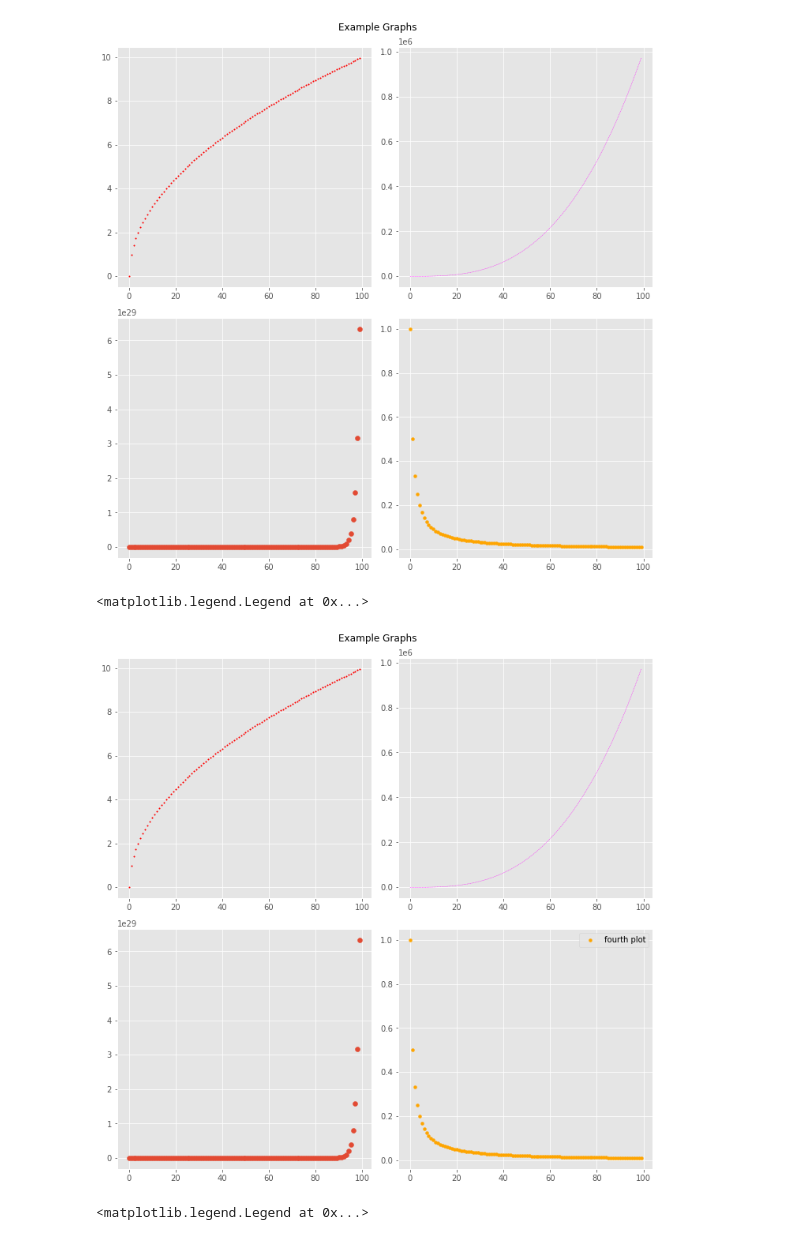
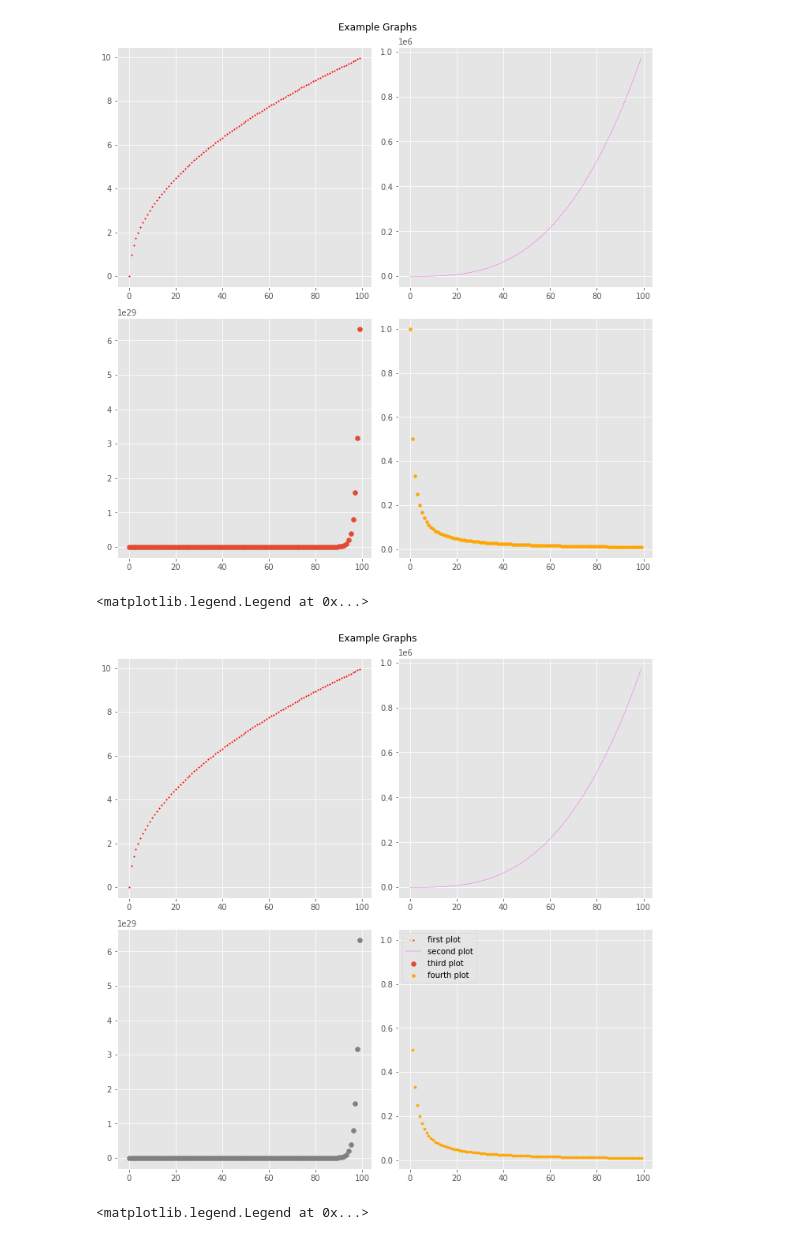
Before and after one commit to mijailmariano/numpy-pandas-visualization-exercises, a Jupyter notebook: matplotlib_exercises.ipynb, the cells around one changed output. Saved outputs shown, nothing was run; the diff lists cells and outputs as text; code cells hidden in the pictures.

```diff
--- a/matplotlib_exercises.ipynb
+++ b/matplotlib_exercises.ipynb
@@ -90,35 +90,34 @@ plt.tight_layout()
 # %%
 # 4.
 # Combine the figures you created in the last step into one figure where each of the 4 equations has a different color for the points.
 # Be sure to include a legend and an appropriate title for the figure.
 
 plt.figure(figsize= (10,10))
 plt.suptitle('Example Graphs')
-
 x = range(0, 100)
 
 
 plt.subplot(221)
 y = np.sqrt(x)
 plt.scatter(x, y, color = 'red', s = 2, label = 'first plot')
 
 plt.subplot(222)
 y = [num**3 for num in x]
 plt.plot(x, y, ls = '--', lw = float(0.4), color = 'magenta', label = 'second plot')
 
 plt.subplot(223)
 y = [2**num for num in x]
-plt.scatter(x, y, label = 'third plot')
+plt.scatter(x, y, color='grey', label = 'third plot')
 
 plt.subplot(224)
 y = [(1/(num+1)) for num in x]
-plt.scatter(x, y, color = 'orange', s = 15, label = 'fourth plot')
+plt.scatter(x, y, color = 'orange', s = 10, label = 'fourth plot')
 plt.tight_layout()
 
-plt.legend()
+plt.legend(lines, labels, loc='upper left')
 # %% [output]
 <matplotlib.legend.Legend at 0x...>
-[figure, old version]
+[figure, new version]
 # %%
 fig = plt.figure(figsize= (10,10)) # creating one 'aggregated figure'
 axes = fig.subplots(nrows=2, ncols=2) # the figure will contain a '2x2' grid/matrix with subplots in ea. grid
```
Also changed, not shown: parts of 1 cell of this notebook, 1 other file.
